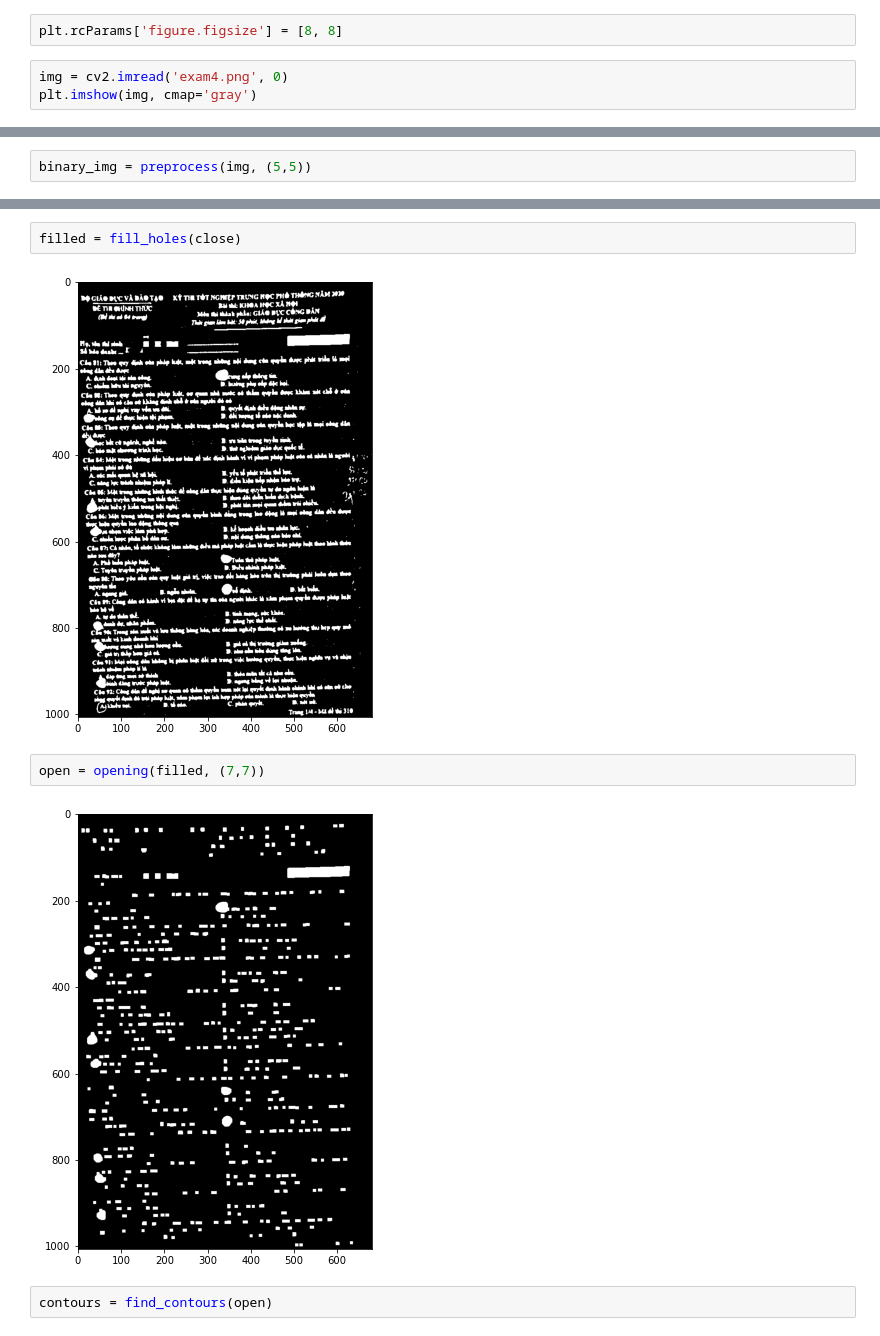
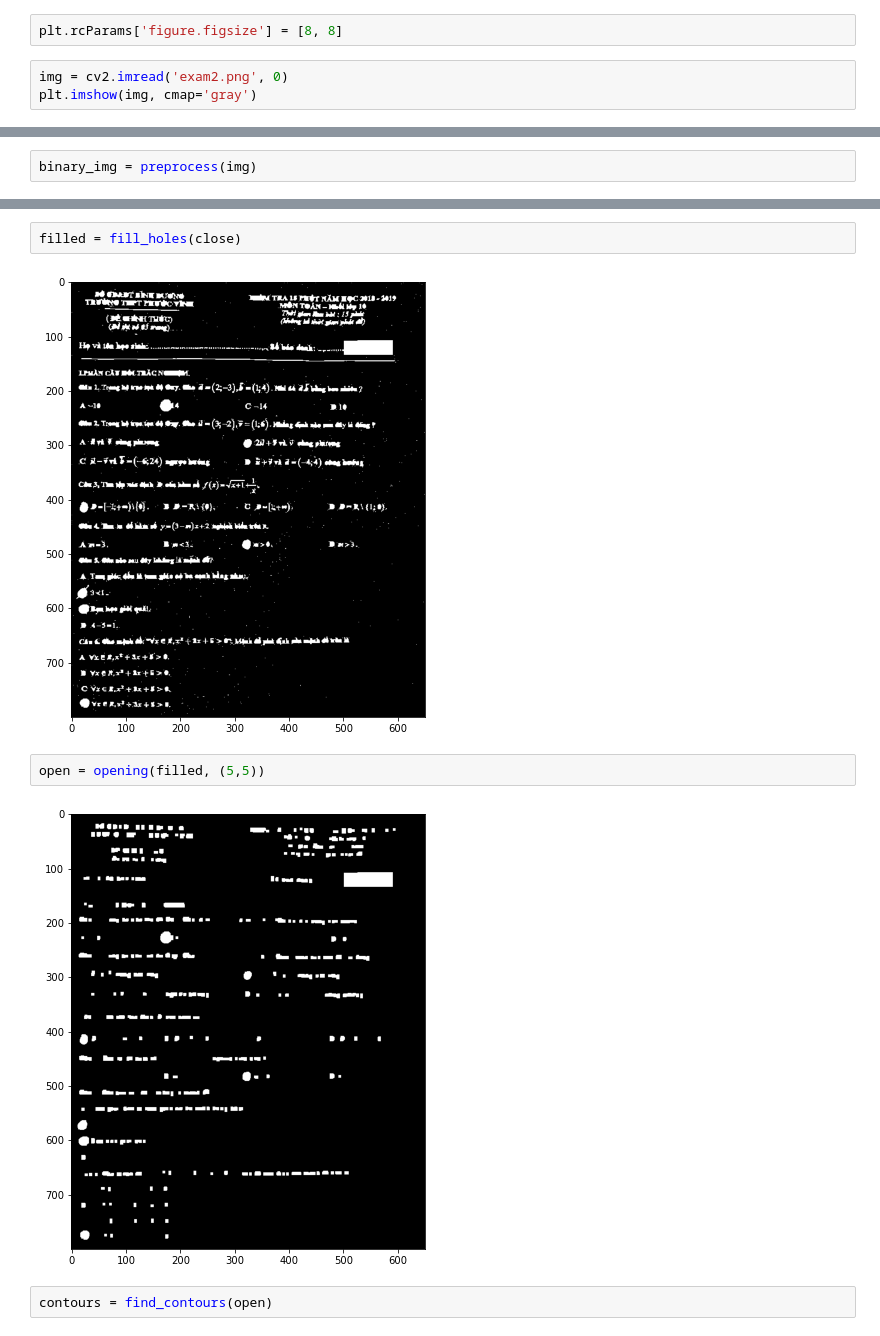
Before and after one commit to quockhanh0212/Multiple-choice-autograding, a Jupyter notebook: dip/autograding.ipynb, the cells around one changed output, grey strips where cells are left out. Drawn from its saved outputs; the diff is of its cells as text.

```diff
--- a/dip/autograding.ipynb
+++ b/dip/autograding.ipynb
@@ -10,7 +10,7 @@ from detect_cross import *
 # %%
 plt.rcParams['figure.figsize'] = [8, 8]
 # %%
-img = cv2.imread('exam4.png', 0)
+img = cv2.imread('exam2.png', 0)
 plt.imshow(img, cmap='gray')
 # %% [output]
 <matplotlib.image.AxesImage at 0x...>
@@ -18,3 +18,3 @@ plt.imshow(img, cmap='gray')
 # %%
-binary_img = preprocess(img, (5,5))
+binary_img = preprocess(img)
 # %% [output]
@@ -26,11 +26,11 @@ close = closing(binary_img, (2,2))
 # %%
 filled = fill_holes(close)
 # %% [output]
-[figure, old version]
+[figure, new version]
 # %%
-open = opening(filled, (7,7))
+open = opening(filled, (5,5))
 # %% [output]
-[figure, old version]
+[figure, new version]
 # %%
 contours = find_contours(open)
 # %%
```
Also changed, not shown: parts of 5 cells of this notebook, 6 other files.
